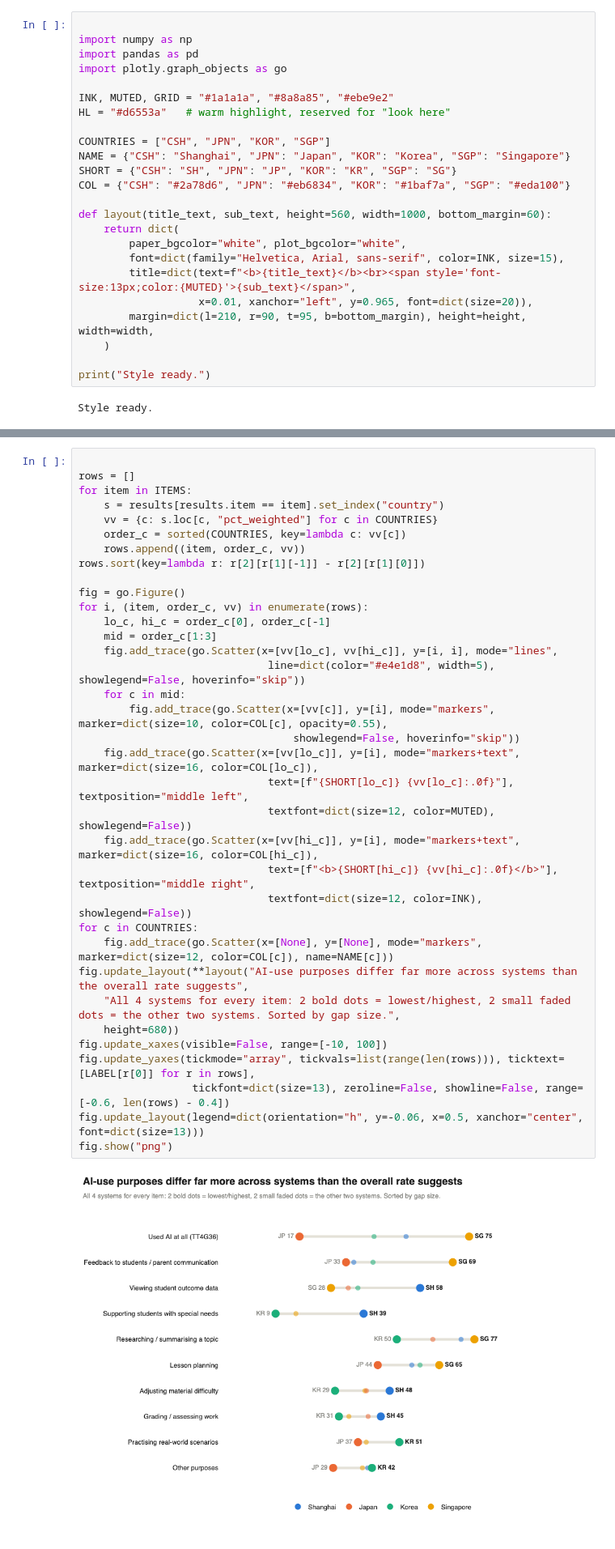
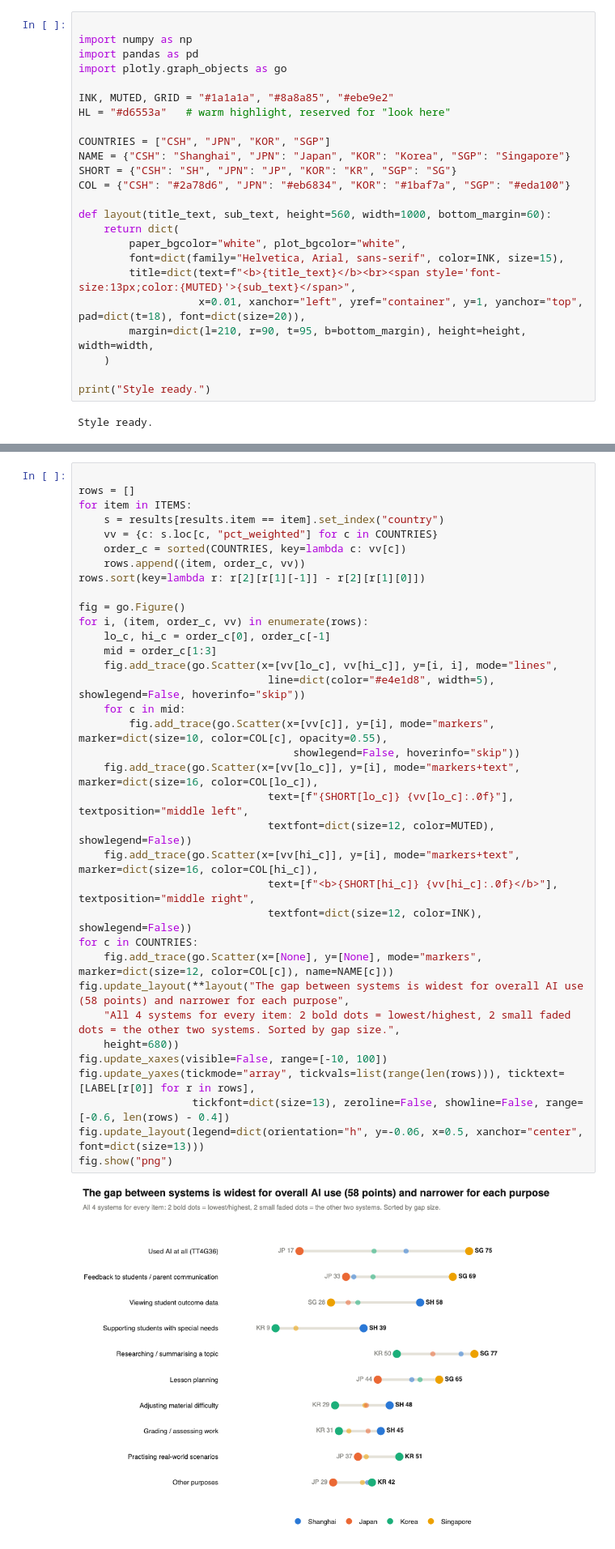
Before and after one commit to TatcataiTTN/for-Social-Science, a Jupyter notebook: SPSS/data/talis-q2-vkl-charts/Chart_Redesign_and_Data_Pipeline.ipynb, the cells around one changed output, grey strips where cells are left out. Shown at 81% size. Cells and saved outputs as stored; diff of their text form.

```diff
--- a/SPSS/data/talis-q2-vkl-charts/Chart_Redesign_and_Data_Pipeline.ipynb
+++ b/SPSS/data/talis-q2-vkl-charts/Chart_Redesign_and_Data_Pipeline.ipynb
@@ -46,7 +46,7 @@ def layout(title_text, sub_text, height=560, width=1000, bottom_margin=60):
         paper_bgcolor="white", plot_bgcolor="white",
         font=dict(family="Helvetica, Arial, sans-serif", color=INK, size=15),
         title=dict(text=f"<b>{title_text}</b><br><span style='font-size:13px;color:{MUTED}'>{sub_text}</span>",
-                   x=0.01, xanchor="left", y=0.965, font=dict(size=20)),
+                   x=0.01, xanchor="left", yref="container", y=1, yanchor="top", pad=dict(t=18), font=dict(size=20)),
         margin=dict(l=210, r=90, t=95, b=bottom_margin), height=height, width=width,
     )
 
@@ -282,35 +282,35 @@ for item in ITEMS:
     vv = {c: s.loc[c, "pct_weighted"] for c in COUNTRIES}
     order_c = sorted(COUNTRIES, key=lambda c: vv[c])
     rows.append((item, order_c, vv))
 rows.sort(key=lambda r: r[2][r[1][-1]] - r[2][r[1][0]])
 
 fig = go.Figure()
 for i, (item, order_c, vv) in enumerate(rows):
     lo_c, hi_c = order_c[0], order_c[-1]
     mid = order_c[1:3]
     fig.add_trace(go.Scatter(x=[vv[lo_c], vv[hi_c]], y=[i, i], mode="lines",
                               line=dict(color="#e4e1d8", width=5), showlegend=False, hoverinfo="skip"))
     for c in mid:
         fig.add_trace(go.Scatter(x=[vv[c]], y=[i], mode="markers", marker=dict(size=10, color=COL[c], opacity=0.55),
                                   showlegend=False, hoverinfo="skip"))
     fig.add_trace(go.Scatter(x=[vv[lo_c]], y=[i], mode="markers+text", marker=dict(size=16, color=COL[lo_c]),
                               text=[f"{SHORT[lo_c]} {vv[lo_c]:.0f}"], textposition="middle left",
                               textfont=dict(size=12, color=MUTED), showlegend=False))
     fig.add_trace(go.Scatter(x=[vv[hi_c]], y=[i], mode="markers+text", marker=dict(size=16, color=COL[hi_c]),
                               text=[f"<b>{SHORT[hi_c]} {vv[hi_c]:.0f}</b>"], textposition="middle right",
                               textfont=dict(size=12, color=INK), showlegend=False))
 for c in COUNTRIES:
     fig.add_trace(go.Scatter(x=[None], y=[None], mode="markers", marker=dict(size=12, color=COL[c]), name=NAME[c]))
-fig.update_layout(**layout("AI-use purposes differ far more across systems than the overall rate suggests",
+fig.update_layout(**layout("The gap between systems is widest for overall AI use (58 points) and narrower for each purpose",
     "All 4 systems for every item: 2 bold dots = lowest/highest, 2 small faded dots = the other two systems. Sorted by gap size.",
     height=680))
 fig.update_xaxes(visible=False, range=[-10, 100])
 fig.update_yaxes(tickmode="array", tickvals=list(range(len(rows))), ticktext=[LABEL[r[0]] for r in rows],
                   tickfont=dict(size=13), zeroline=False, showline=False, range=[-0.6, len(rows) - 0.4])
 fig.update_layout(legend=dict(orientation="h", y=-0.06, x=0.5, xanchor="center", font=dict(size=13)))
 fig.show("png")
 # %% [output]
-[figure, old version]
+[figure, new version]
 # %% [markdown]
 
 **Reading the output:** a thin gray line connects the lowest dot to the highest dot on each row; its
```
Also changed, not shown: parts of 5 cells of this notebook, 47 other files.
